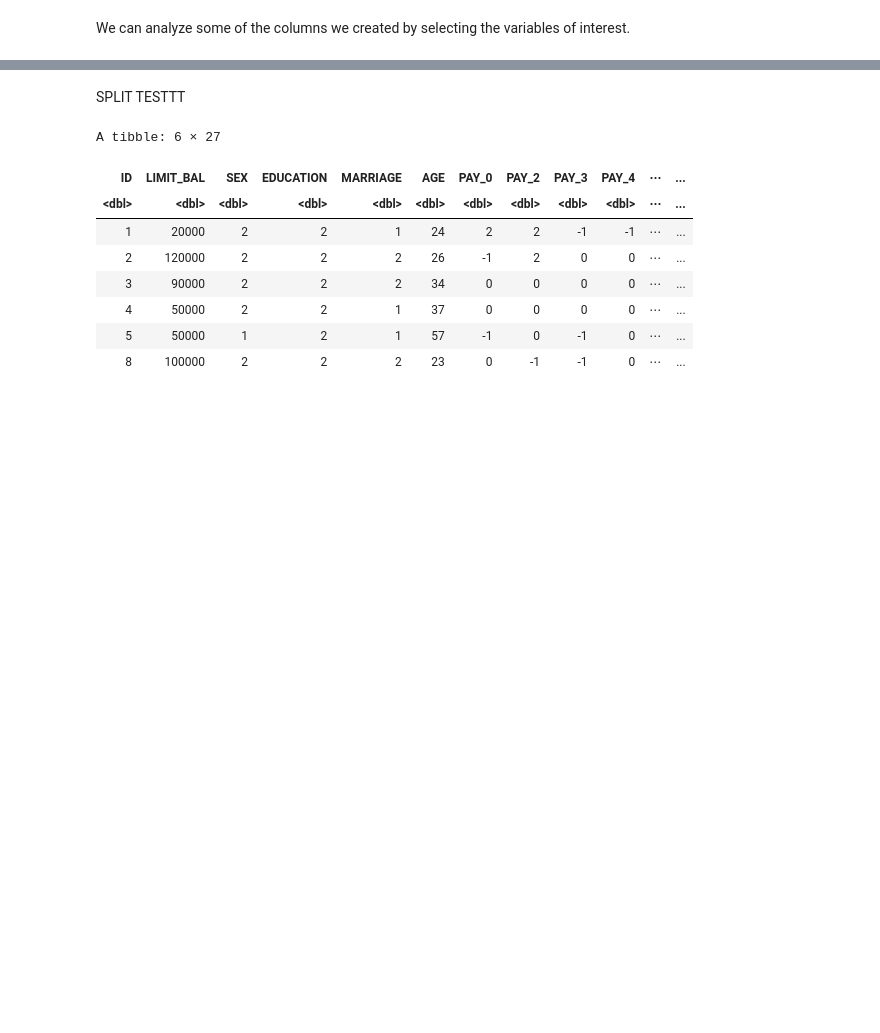
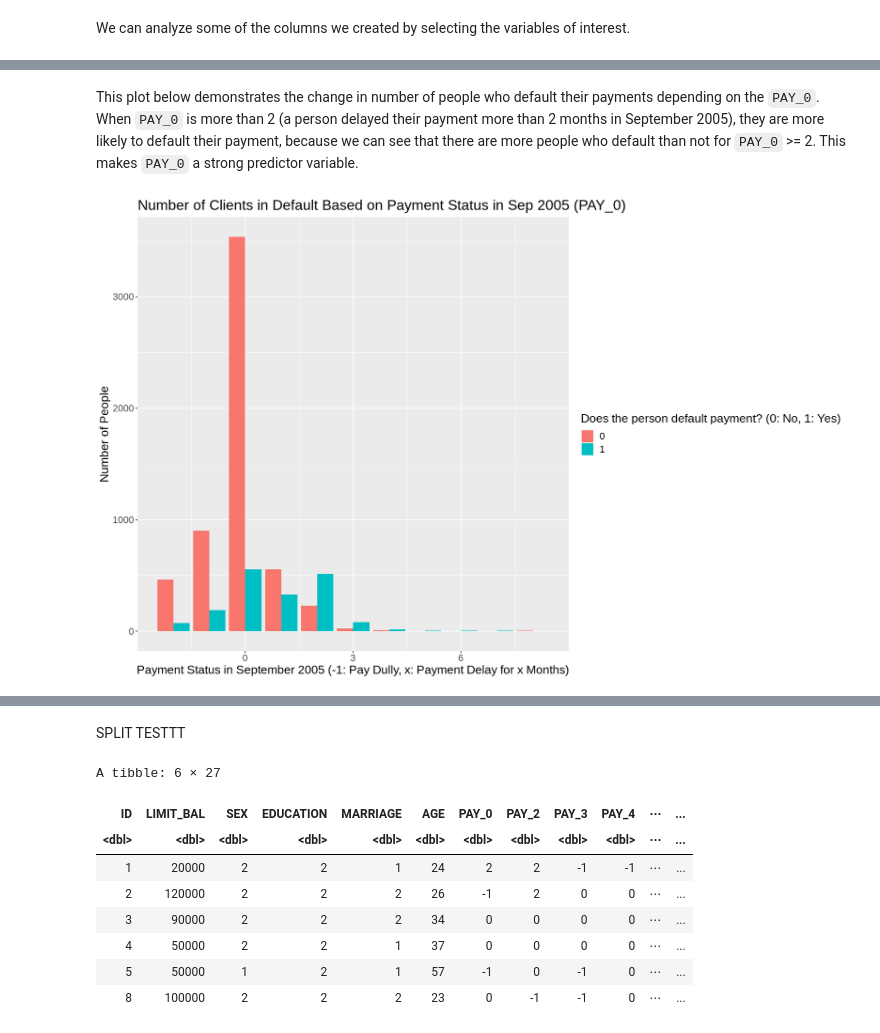
Before and after one commit to berkaytacar/Credit-Default-Predictor-Project, a Jupyter notebook: project_report.ipynb, the cells around one changed output, grey strips where cells are left out. Drawn from its saved outputs; the diff is of its cells as text; code cells hidden in the pictures; blank space fills up the shorter version.

```diff
--- a/project_report.ipynb
+++ b/project_report.ipynb
@@ -181,0 +206,15 @@ A tibble: 6 × 9
+# %% [markdown]
+This plot below demonstrates the change in number of people who default their payments depending on the `PAY_0`. When `PAY_0` is more than 2 (a person delayed their payment more than 2 months in September 2005), they are more likely to default their payment, because we can see that there are more people who default than not for `PAY_0` >= 2. This makes `PAY_0` a strong predictor variable.
+# %%
+options(repr.plot.width = 14, repr.plot.height = 9)
+pay0_plot2 <- cd_training_select %>%
+   ggplot(aes(x = PAY_0, fill = default_nm)) +
+   geom_bar(position = 'dodge') +
+   xlab("Payment Status in September 2005 (-1: Pay Dully, x: Payment Delay for x Months)") +
+   ylab("Number of People") +
+   labs(fill = "Does the person default payment? (0: No, 1: Yes)")+
+   theme(text = element_text(size = 16))+
+   ggtitle("Number of Clients in Default Based on Payment Status in Sep 2005 (PAY_0)")
+pay0_plot2
+# %% [output]
+[figure, added]
```
Also changed, not shown: parts of 30 cells of this notebook.
